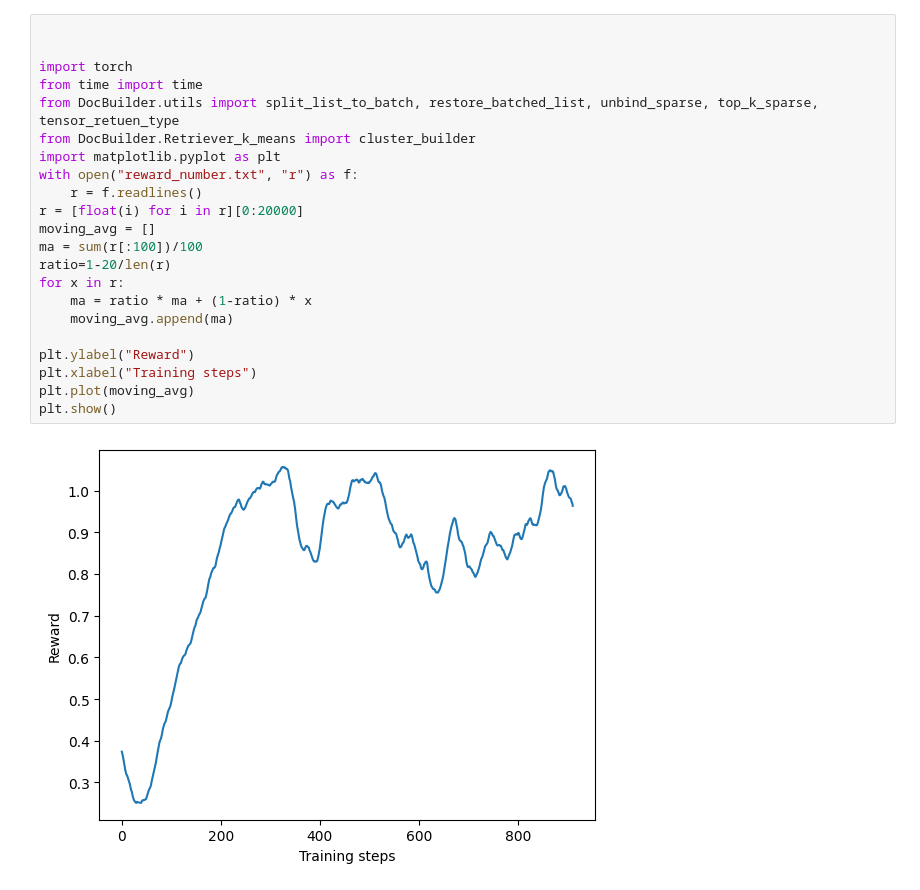
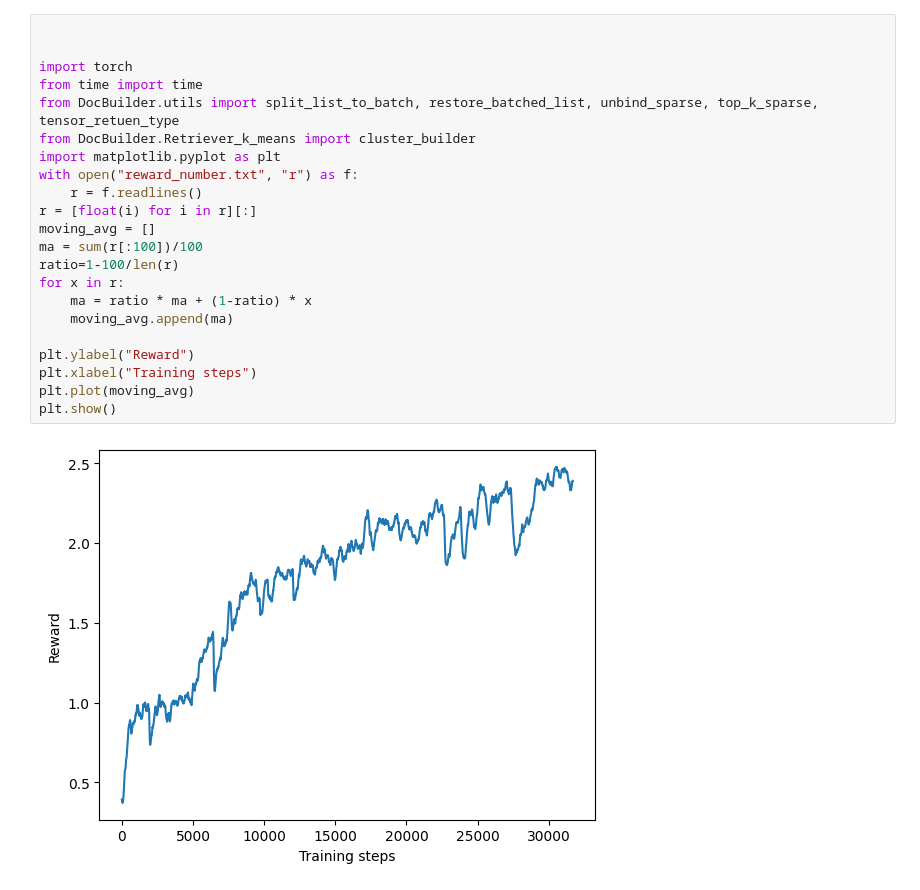
Before and after one commit to will0010077/Reinforced-Retrieval, a Jupyter notebook: text.ipynb, the cells around one changed output. Cells and saved outputs as stored; diff of their text form.

```diff
--- a/text.ipynb
+++ b/text.ipynb
@@ -9,24 +11,24 @@ KeyboardInterrupt: Interrupted by user
 # %%
 
 
 import torch
 from time import time
 from DocBuilder.utils import split_list_to_batch, restore_batched_list, unbind_sparse, top_k_sparse, tensor_retuen_type
 from DocBuilder.Retriever_k_means import cluster_builder
 import matplotlib.pyplot as plt
 with open("reward_number.txt", "r") as f:
     r = f.readlines()
-r = [float(i) for i in r][0:20000]
+r = [float(i) for i in r][:]
 moving_avg = []
 ma = sum(r[:100])/100
-ratio=1-20/len(r)
+ratio=1-100/len(r)
 for x in r:
     ma = ratio * ma + (1-ratio) * x
     moving_avg.append(ma)
 
 plt.ylabel("Reward")
 plt.xlabel("Training steps")
 plt.plot(moving_avg)
 plt.show()
 # %% [output]
-[figure, old version]
+[figure, new version]
```
Also changed, not shown: parts of 2 cells of this notebook, 8 other files.
